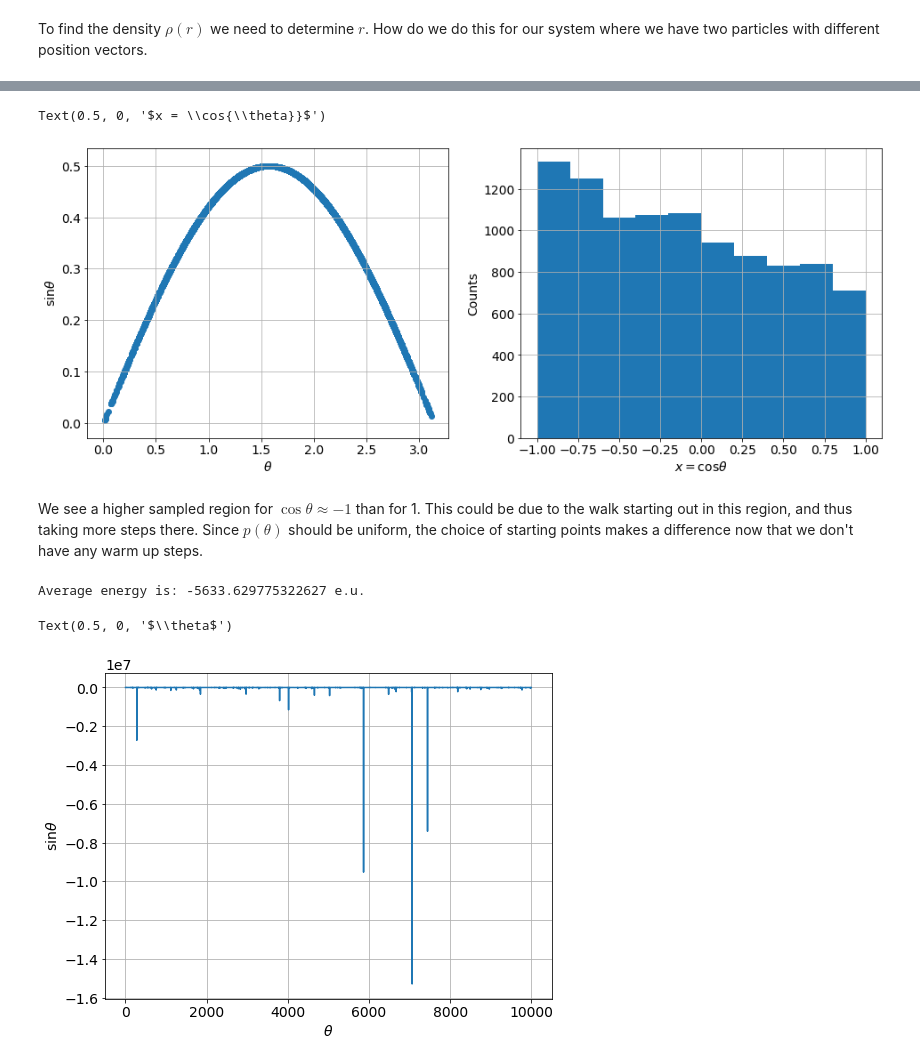
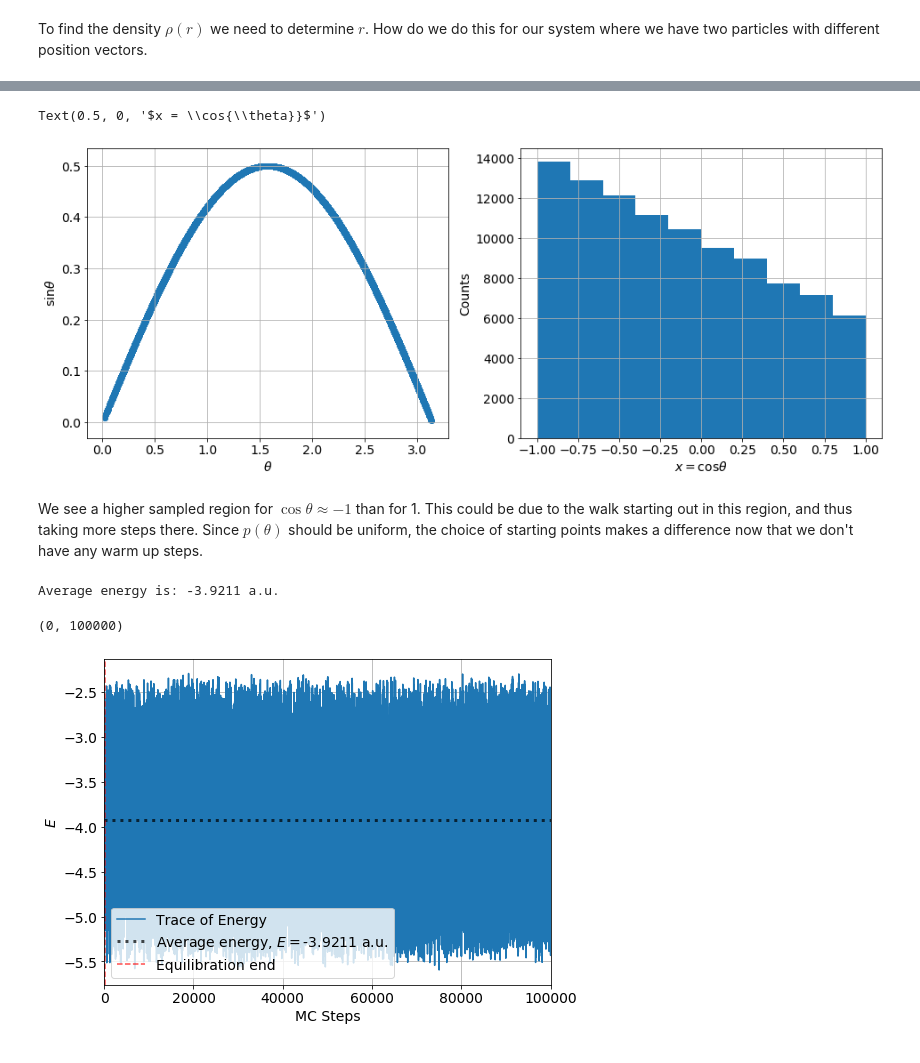
Before and after one commit to elindgren/compphys_homeworks, a Jupyter notebook: H2/H2b - Notebook.ipynb, the cells around one changed output, grey strips where cells are left out. Saved outputs shown, nothing was run; the diff lists cells and outputs as text; code cells hidden in the pictures.

Commit message:
Continue work on task 3

```diff
--- a/H2/H2b - Notebook.ipynb
+++ b/H2/H2b - Notebook.ipynb
@@ -31,8 +31,16 @@ $\Delta \hat{x}$ denotes a unit vector in the direction of $\Delta x$.
 # %% [markdown]
 To find the density $\rho(r)$ we need to determine $r$. How do we do this for our system where we have two particles with different position vectors.
 # %%
-# Load rho data
-data = np.loadtxt('task1/rho.dat')
+# Load rho data - and compare to central field approximation
+def centralField(r, Z):
+    return Z**3 * 4*r**2 * np.exp(-2*Z*r)
+
+data = np.loadtxt('task1and2/rho.dat')
+r2 = data[:,1]
+
+Zs = [2, 27/16]
+
+r = np.linspace(0,10, 500)
 
 r_samples = np.vstack([data[:,0], data[:,1]]).T
 print(r_samples.shape)
@@ -45,9 +53,20 @@ figure = corner.corner(r_samples, labels=[r"$r_1$", r"$r_2$"],
 
 # plot
 fig, ax = plt.subplots(figsize=(8,6))
-
-ax.scatter(data[:,1], data[:,2])
+ax.hist(r2,100, density=True)
+for Z in Zs:
+    ax.plot(r, centralField(r, Z), linewidth=3, label=fr'$\rho(r_2)$, $Z=${Z:.2f}')
+ax.legend(loc='best')
 ax.grid()
 ax.set_xlabel(r'Distance $r_2$')
 ax.set_ylabel(r'$\rho(r_2)$')
+
+# Plot trace
+fig, ax = plt.subplots(figsize=(8,6))
+ax.plot(data[:,0], label='Particle 1')
+ax.plot(data[:,1], label='Particle 2')
+ax_twin = ax.twinx()
+ax.legend(loc='best')
+ax.set_xlabel("Steps")
+ax.set_ylabel("Trace")
 # %% [output]
@@ -59,7 +79,7 @@ Text(0, 0.5, '$\\rho(r_2)$')
 # Plot theta data
 
 # Load rho data
-data = np.loadtxt('task1/theta.dat')
+data = np.loadtxt('task1and2/theta.dat')
 
 # plot
 fig, ax = plt.subplots(1,2,figsize=(16,6))
@@ -75,25 +95,28 @@ ax[1].set_ylabel(r'Counts')
 ax[1].set_xlabel(r'$x = \cos{\theta}}$')
 # %% [output]
 Text(0.5, 0, '$x = \\cos{\\theta}}$')
-[figure, old version]
+[figure, new version]
 # %% [markdown]
 We see a higher sampled region for $\cos{\theta} \approx -1$ than for 1. This could be due to the walk starting out in this region, and thus taking more steps there. Since $p(\theta)$ should be uniform, the choice of starting points makes a difference now that we don't have any warm up steps.
 # %%
 # Plot energy data
 
 # Load rho data
-data = np.loadtxt('task1/energy.dat')
-
-print(f'Average energy is: {np.mean(data)} e.u.')
+data = np.loadtxt('task1and2/energy.dat')
+avg_E = np.mean(data)
+print(f'Average energy is: {avg_E:.4f} a.u.')
 
 # plot
 fig, ax = plt.subplots(figsize=(8,6))
-
-ax.plot(data)
+ax.plot(data, label='Trace of Energy')
+ax.axhline(avg_E, linewidth=3, color='k', linestyle=':', alpha=0.7, label=fr'Average energy, $E=${avg_E:.4f} a.u.')
+ax.axvline(200, color='r', linestyle='--', alpha=0.7, label=fr'Equilibration end')
 ax.grid()
-ax.set_ylabel(r'$\sin{\theta}$')
-ax.set_xlabel(r'$\theta$')
+ax.set_ylabel(r'$E$')
+ax.set_xlabel(r'MC Steps')
+ax.legend(loc='best')
+ax.set_xlim(0,100000)
 # %% [output]
-Average energy is: -5633.629775322627 e.u.
+Average energy is: -3.9211 a.u.
-Text(0.5, 0, '$\\theta$')
+(0, 100000)
-[figure, old version]
+[figure, new version]
```
Also changed, not shown: parts of 5 cells of this notebook, 16 other files.
